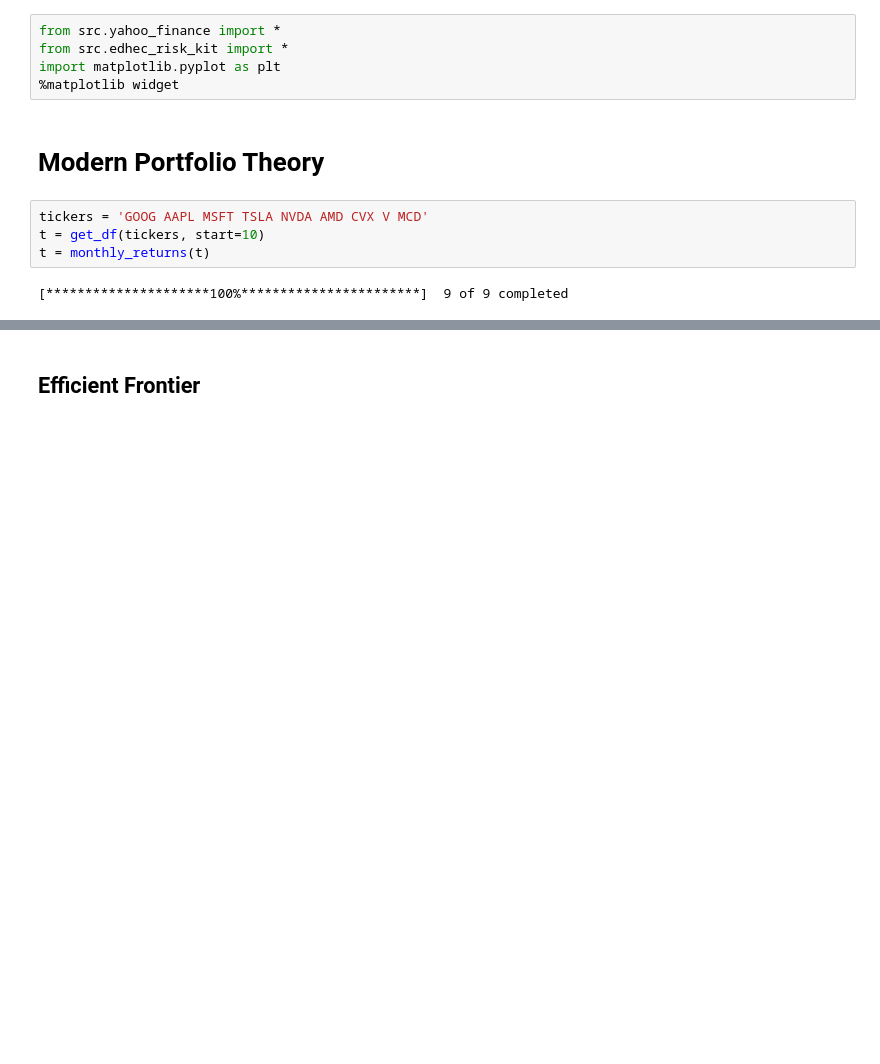
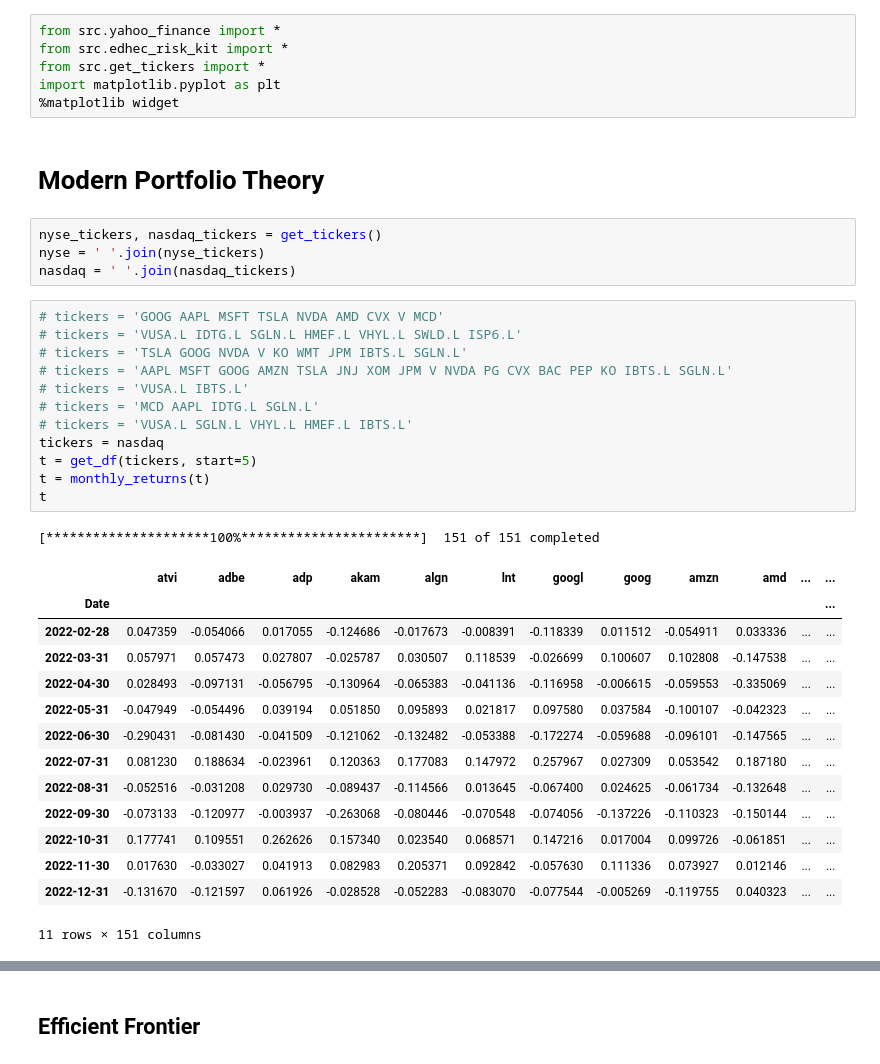
Before and after one commit to raghuramshankar/markowitz-portfolios, a Jupyter notebook: build_portfolio.ipynb, the cells around one changed output, grey strips where cells are left out. Cells and saved outputs as stored; diff of their text form; blank space fills up the shorter version.

```diff
--- a/build_portfolio.ipynb
+++ b/build_portfolio.ipynb
@@ -1,14 +1,41 @@
 # %%
 from src.yahoo_finance import *
 from src.edhec_risk_kit import *
+from src.get_tickers import *
 import matplotlib.pyplot as plt
 %matplotlib widget
 # %% [markdown]
 # Modern Portfolio Theory
-# %%
-tickers = 'GOOG AAPL MSFT TSLA NVDA AMD CVX V MCD'
-t = get_df(tickers, start=10)
-t = monthly_returns(t)
-# %% [output]
-[*********************100%***********************]  9 of 9 completed
+# %%
+nyse_tickers, nasdaq_tickers = get_tickers()
+nyse = ' '.join(nyse_tickers)
+nasdaq = ' '.join(nasdaq_tickers)
+# %%
+# tickers = 'GOOG AAPL MSFT TSLA NVDA AMD CVX V MCD'
+# tickers = 'VUSA.L IDTG.L SGLN.L HMEF.L VHYL.L SWLD.L ISP6.L'
+# tickers = 'TSLA GOOG NVDA V KO WMT JPM IBTS.L SGLN.L'
+# tickers = 'AAPL MSFT GOOG AMZN TSLA JNJ XOM JPM V NVDA PG CVX BAC PEP KO IBTS.L SGLN.L'
+# tickers = 'VUSA.L IBTS.L'
+# tickers = 'MCD AAPL IDTG.L SGLN.L'
+# tickers = 'VUSA.L SGLN.L VHYL.L HMEF.L IBTS.L'
+tickers = nasdaq
+t = get_df(tickers, start=5)
+t = monthly_returns(t)
+t
+# %% [output]
+[*********************100%***********************]  151 of 151 completed
+|  | atvi | adbe | adp | akam | algn | lnt | googl | goog | amzn | amd | ... | ... |
+| Date |  |  |  |  |  |  |  |  |  |  |  | ... |
+| 2022-02-28 | 0.047359 | -0.054066 | 0.017055 | -0.124686 | -0.017673 | -0.008391 | -0.118339 | 0.011512 | -0.054911 | 0.033336 | ... | ... |
+| 2022-03-31 | 0.057971 | 0.057473 | 0.027807 | -0.025787 | 0.030507 | 0.118539 | -0.026699 | 0.100607 | 0.102808 | -0.147538 | ... | ... |
+| 2022-04-30 | 0.028493 | -0.097131 | -0.056795 | -0.130964 | -0.065383 | -0.041136 | -0.116958 | -0.006615 | -0.059553 | -0.335069 | ... | ... |
+| 2022-05-31 | -0.047949 | -0.054496 | 0.039194 | 0.051850 | 0.095893 | 0.021817 | 0.097580 | 0.037584 | -0.100107 | -0.042323 | ... | ... |
+| 2022-06-30 | -0.290431 | -0.081430 | -0.041509 | -0.121062 | -0.132482 | -0.053388 | -0.172274 | -0.059688 | -0.096101 | -0.147565 | ... | ... |
+| 2022-07-31 | 0.081230 | 0.188634 | -0.023961 | 0.120363 | 0.177083 | 0.147972 | 0.257967 | 0.027309 | 0.053542 | 0.187180 | ... | ... |
+| 2022-08-31 | -0.052516 | -0.031208 | 0.029730 | -0.089437 | -0.114566 | 0.013645 | -0.067400 | 0.024625 | -0.061734 | -0.132648 | ... | ... |
+| 2022-09-30 | -0.073133 | -0.120977 | -0.003937 | -0.263068 | -0.080446 | -0.070548 | -0.074056 | -0.137226 | -0.110323 | -0.150144 | ... | ... |
+| 2022-10-31 | 0.177741 | 0.109551 | 0.262626 | 0.157340 | 0.023540 | 0.068571 | 0.147216 | 0.017004 | 0.099726 | -0.061851 | ... | ... |
+| 2022-11-30 | 0.017630 | -0.033027 | 0.041913 | 0.082983 | 0.205371 | 0.092842 | -0.057630 | 0.111336 | 0.073927 | 0.012146 | ... | ... |
+| 2022-12-31 | -0.131670 | -0.121597 | 0.061926 | -0.028528 | -0.052283 | -0.083070 | -0.077544 | -0.005269 | -0.119755 | 0.040323 | ... | ... |
+11 rows × 151 columns
 # %%
```
Also changed, not shown: parts of 3 cells of this notebook, 1 other file.
